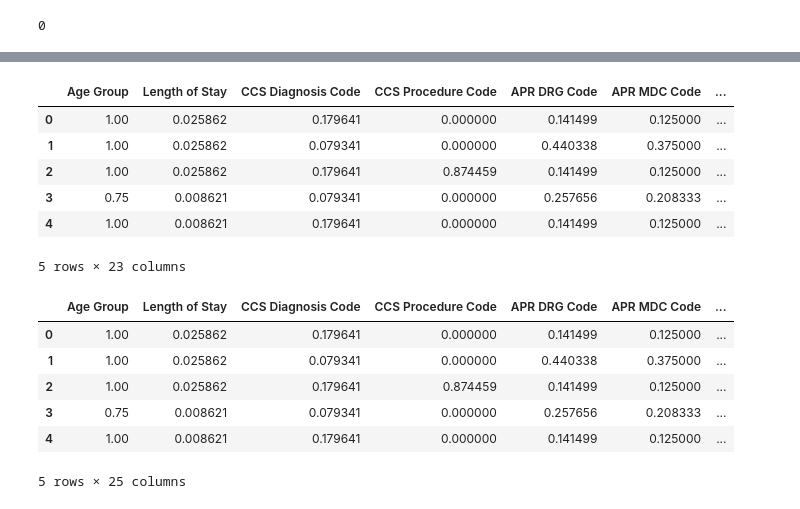
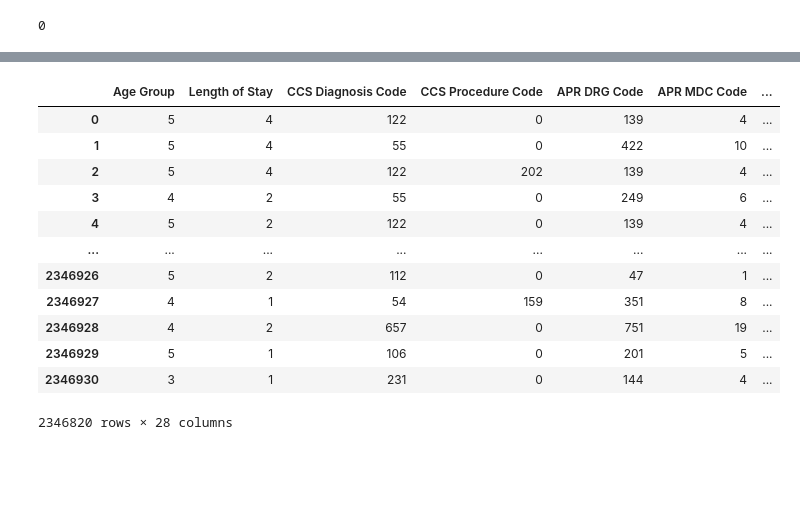
Before and after one commit to varun872/Prediction-of-LOS, a Jupyter notebook: gbc.ipynb, the cells around one changed output, grey strips where cells are left out. Cells and saved outputs as stored; diff of their text form; code cells hidden in the pictures; blank space fills up the shorter version.

```diff
--- a/gbc.ipynb
+++ b/gbc.ipynb
@@ -12,6 +17,6 @@ warnings.filterwarnings("ignore")
 # %%
-df = pd.read_csv("/content/NY.csv")
-df.head()
+df = pd.read_csv("/content/drive/MyDrive/CDSAML_P13/NY.csv")
+df
 # %% [output]
 |  | Health Service Area | Hospital County | Operating Certificate Number | Facility Id | Facility Name | Age Group | ... |
 | 0 | Western NY | Allegany | 226700.0 | 37.0 | Cuba Memorial Hospital Inc | 70 or Older | ... |
@@ -122,4 +133,6 @@ Emergency Department Indicator     object
 dtype: object
+# %%
+df = df.dropna(subset=['APR Risk of Mortality'])
 # %%
 mort_string_index = {'Minor': 1, 'Moderate': 2, 'Major': 3, 'Extreme': 4}
 age_string_index = {'0 to 17': 1, '18 to 29': 2, '30 to 49': 3, '50 to 69': 4, '70 or Older': 5}
@@ -168,36 +181,24 @@ Emergency Department Indicator_Y                 uint8
 dtype: object
-# %%
-def normalize_df(df):
-  for col in df.columns:
-    min_val = df[col].min()
-    max_val = df[col].max()
-    df[col] = (df[col] - min_val) / (max_val - min_val)
-  return df
-
-normalized_df = normalize_df(one_hot_encoded_df)
-normalized_df.head()
-# %% [output]
-|  | Age Group | Length of Stay | CCS Diagnosis Code | CCS Procedure Code | APR DRG Code | APR MDC Code | ... |
-| 0 | 1.00 | 0.025862 | 0.179641 | 0.000000 | 0.141499 | 0.125000 | ... |
-| 1 | 1.00 | 0.025862 | 0.079341 | 0.000000 | 0.440338 | 0.375000 | ... |
-| 2 | 1.00 | 0.025862 | 0.179641 | 0.874459 | 0.141499 | 0.125000 | ... |
-| 3 | 0.75 | 0.008621 | 0.079341 | 0.000000 | 0.257656 | 0.208333 | ... |
-| 4 | 1.00 | 0.008621 | 0.179641 | 0.000000 | 0.141499 | 0.125000 | ... |
-5 rows × 23 columns
 # %%
-bins = [0,4,8,30,120]
-labels = [4,8,30,120]
-normalized_df['stay_bin'] = pd.cut(x = normalized_df['Length of Stay'], bins = bins)
-normalized_df['stay_label'] = pd.cut(x = normalized_df['Length of Stay'], bins = bins, labels = labels)
-normalized_df['stay_bin'] = normalized_df['stay_bin'].apply(lambda x: str(x).replace(',',' -'))
-normalized_df['stay_bin'] = normalized_df['stay_bin'].apply(lambda x: str(x).replace('120','120+'))
-normalized_df.head()
+bins = [0,6,12,30,120]
+labels = [6,12,30,120]
+one_hot_encoded_df['stay_bin'] = pd.cut(x = one_hot_encoded_df['Length of Stay'], bins = bins)
+one_hot_encoded_df['stay_label'] = pd.cut(x = one_hot_encoded_df['Length of Stay'], bins = bins, labels = labels)
+one_hot_encoded_df['stay_bin'] = one_hot_encoded_df['stay_bin'].apply(lambda x: str(x).replace(',',' -'))
+one_hot_encoded_df['stay_bin'] = one_hot_encoded_df['stay_bin'].apply(lambda x: str(x).replace('120','120+'))
+one_hot_encoded_df
 # %% [output]
 |  | Age Group | Length of Stay | CCS Diagnosis Code | CCS Procedure Code | APR DRG Code | APR MDC Code | ... |
-| 0 | 1.00 | 0.025862 | 0.179641 | 0.000000 | 0.141499 | 0.125000 | ... |
-| 1 | 1.00 | 0.025862 | 0.079341 | 0.000000 | 0.440338 | 0.375000 | ... |
-| 2 | 1.00 | 0.025862 | 0.179641 | 0.874459 | 0.141499 | 0.125000 | ... |
-| 3 | 0.75 | 0.008621 | 0.079341 | 0.000000 | 0.257656 | 0.208333 | ... |
-| 4 | 1.00 | 0.008621 | 0.179641 | 0.000000 | 0.141499 | 0.125000 | ... |
+| 0 | 5 | 4 | 122 | 0 | 139 | 4 | ... |
+| 1 | 5 | 4 | 55 | 0 | 422 | 10 | ... |
+| 2 | 5 | 4 | 122 | 202 | 139 | 4 | ... |
+| 3 | 4 | 2 | 55 | 0 | 249 | 6 | ... |
+| 4 | 5 | 2 | 122 | 0 | 139 | 4 | ... |
+| ... | ... | ... | ... | ... | ... | ... | ... |
+| 2346926 | 5 | 2 | 112 | 0 | 47 | 1 | ... |
+| 2346927 | 4 | 1 | 54 | 159 | 351 | 8 | ... |
+| 2346928 | 4 | 2 | 657 | 0 | 751 | 19 | ... |
+| 2346929 | 5 | 1 | 106 | 0 | 201 | 5 | ... |
+| 2346930 | 3 | 1 | 231 | 0 | 144 | 4 | ... |
-5 rows × 25 columns
+2346820 rows × 28 columns
 # %%
```
Also changed, not shown: parts of 19 cells of this notebook, 3 other files.
